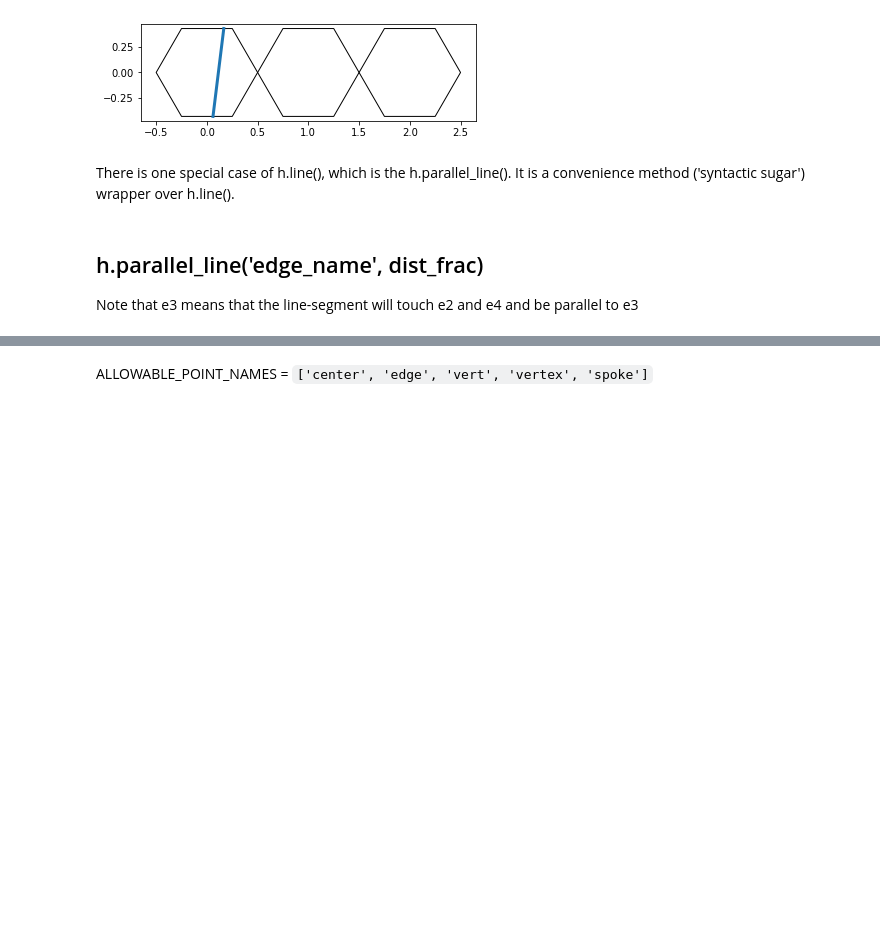
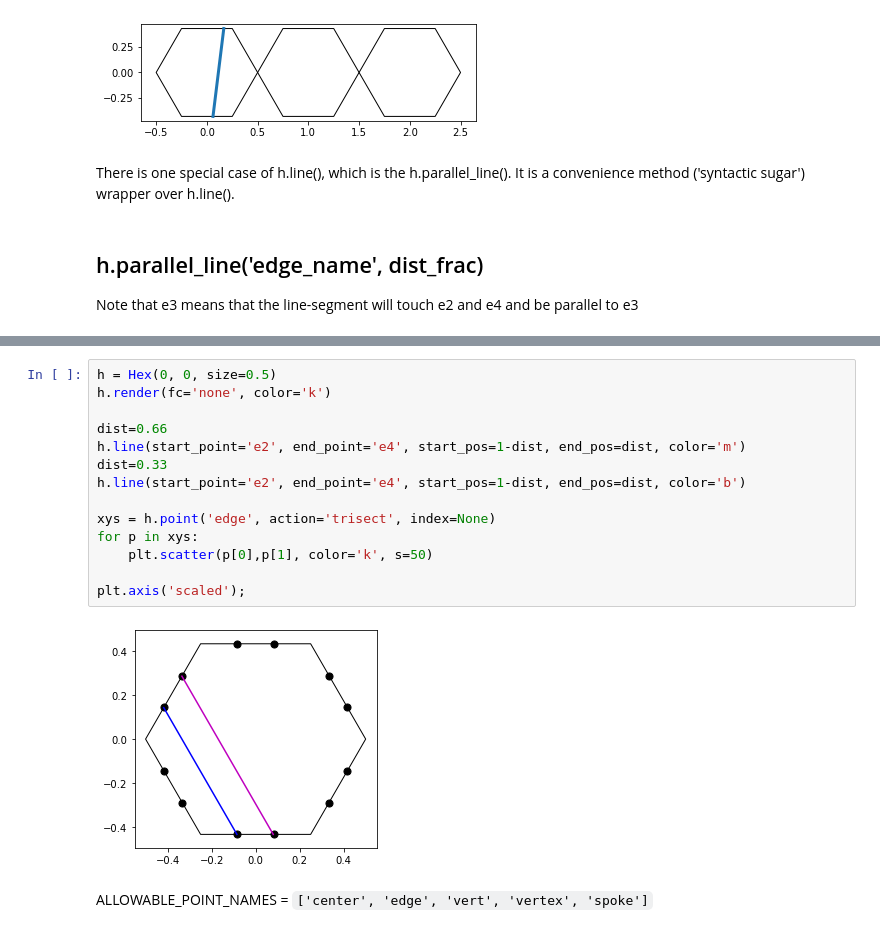
Before and after one commit to Ram-N/hexagons, a Jupyter notebook: D4_Documentation_Hexagon_Lines.ipynb, the cells around one changed output, grey strips where cells are left out. Drawn from its saved outputs; the diff is of its cells as text; blank space fills up the shorter version.

```diff
--- a/D4_Documentation_Hexagon_Lines.ipynb
+++ b/D4_Documentation_Hexagon_Lines.ipynb
@@ -121,2 +130,18 @@ plt.axis('scaled');
+# %%
+h = Hex(0, 0, size=0.5)
+h.render(fc='none', color='k')
+
+dist=0.66
+h.line(start_point='e2', end_point='e4', start_pos=1-dist, end_pos=dist, color='m')
+dist=0.33
+h.line(start_point='e2', end_point='e4', start_pos=1-dist, end_pos=dist, color='b')
+
+xys = h.point('edge', action='trisect', index=None)
+for p in xys:
+    plt.scatter(p[0],p[1], color='k', s=50)
+
+plt.axis('scaled');
+# %% [output]
+[figure, added]
 # %% [markdown]
 ALLOWABLE_POINT_NAMES = `['center', 'edge', 'vert', 'vertex', 'spoke']`
```
Also changed, not shown: parts of 2 cells of this notebook, 22 other files.
